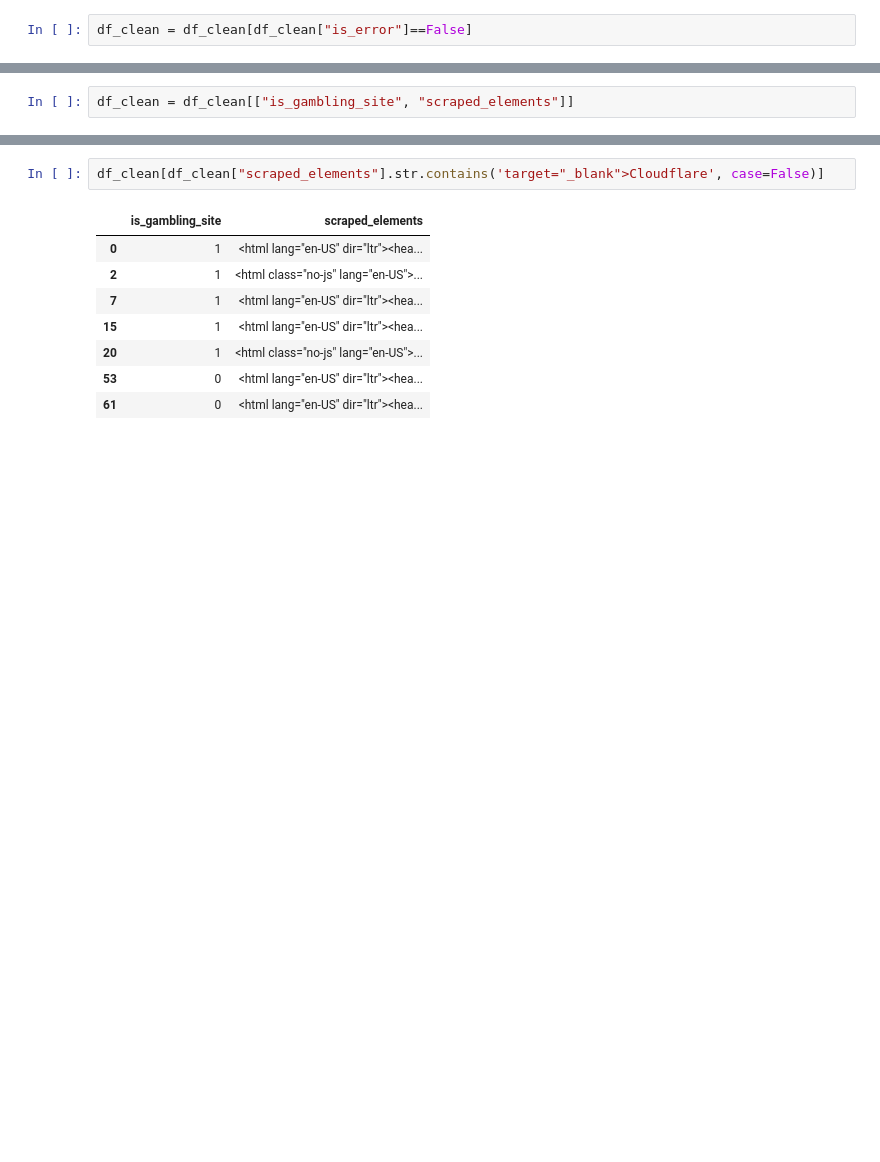
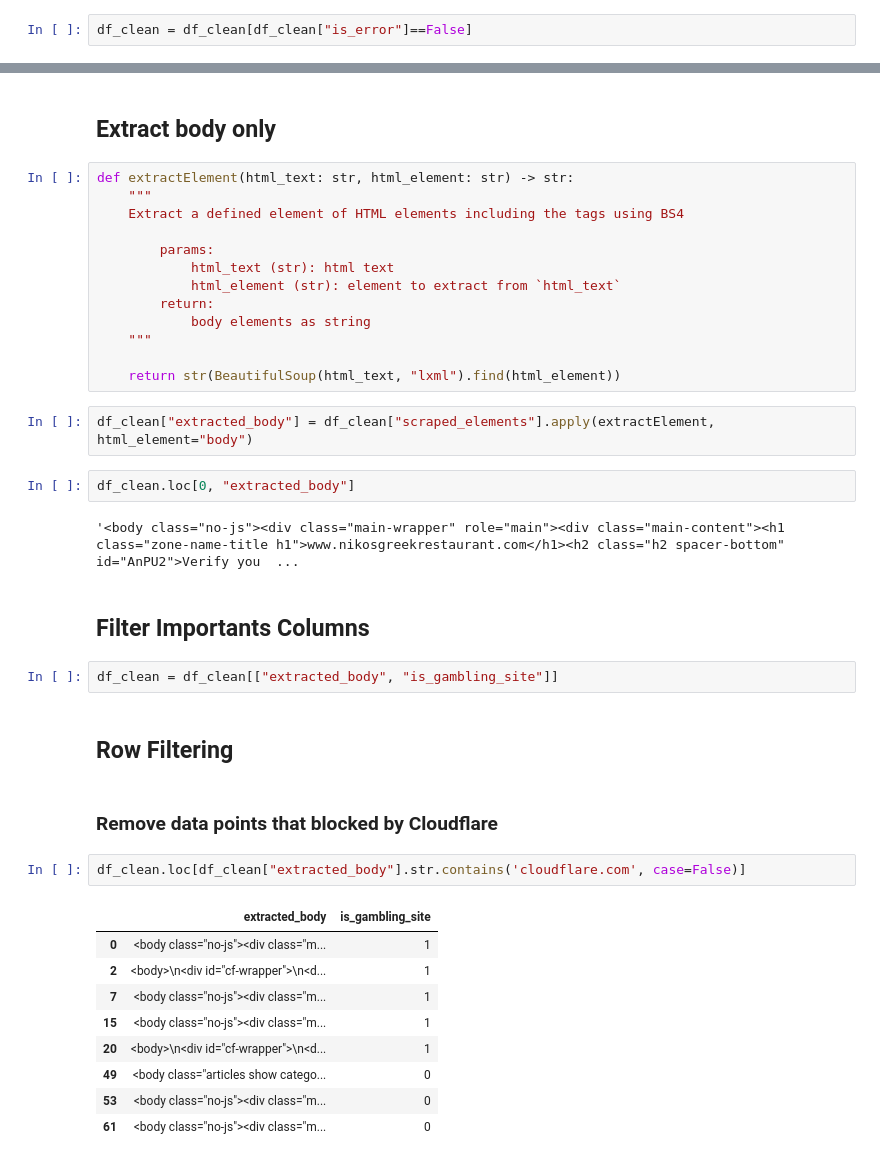
Before and after one commit to Gustana/GambleSniffer, a Jupyter notebook: data_cleaning.ipynb, the cells around one changed output, grey strips where cells are left out. Drawn from its saved outputs; the diff is of its cells as text; blank space fills up the shorter version.

Commit message:
add text cleaning process

```diff
--- a/data_cleaning.ipynb
+++ b/data_cleaning.ipynb
@@ -35,5 +33,3 @@ To build a classifier model, I only need target variable and web's contents. Thu
-# %%
-df_clean = df_clean[["is_gambling_site", "scraped_elements"]]
 # %%
 df_clean.head()
 # %% [output]
@@ -46,11 +42,41 @@ df_clean.head()
+# %% [markdown]
+## Extract body only
+# %%
+def extractElement(html_text: str, html_element: str) -> str:
+    """
+    Extract a defined element of HTML elements including the tags using BS4
+
+        params:
+            html_text (str): html text
+            html_element (str): element to extract from `html_text`
+        return:
+            body elements as string
+    """
+
+    return str(BeautifulSoup(html_text, "lxml").find(html_element))
+# %%
+df_clean["extracted_body"] = df_clean["scraped_elements"].apply(extractElement, html_element="body")
+# %%
+df_clean.loc[0, "extracted_body"]
+# %% [output]
+'<body class="no-js"><div class="main-wrapper" role="main"><div class="main-content"><h1 class="zone-name-title h1">www.nikosgreekrestaurant.com</h1><h2 class="h2 spacer-bottom" id="AnPU2">Verify you  ...
+# %% [markdown]
+## Filter Importants Columns
+# %%
+df_clean = df_clean[["extracted_body", "is_gambling_site"]]
+# %% [markdown]
+## Row Filtering
+# %% [markdown]
+### Remove data points that blocked by Cloudflare
 # %%
-df_clean[df_clean["scraped_elements"].str.contains('target="_blank">Cloudflare', case=False)]
+df_clean.loc[df_clean["extracted_body"].str.contains('cloudflare.com', case=False)]
 # %% [output]
-|  | is_gambling_site | scraped_elements |
-| 0 | 1 | <html lang="en-US" dir="ltr"><hea... |
-| 2 | 1 | <html class="no-js" lang="en-US">... |
-| 7 | 1 | <html lang="en-US" dir="ltr"><hea... |
-| 15 | 1 | <html lang="en-US" dir="ltr"><hea... |
-| 20 | 1 | <html class="no-js" lang="en-US">... |
-| 53 | 0 | <html lang="en-US" dir="ltr"><hea... |
-| 61 | 0 | <html lang="en-US" dir="ltr"><hea... |
+|  | extracted_body | is_gambling_site |
+| 0 | <body class="no-js"><div class="m... | 1 |
+| 2 | <body>\n<div id="cf-wrapper">\n<d... | 1 |
+| 7 | <body class="no-js"><div class="m... | 1 |
+| 15 | <body class="no-js"><div class="m... | 1 |
+| 20 | <body>\n<div id="cf-wrapper">\n<d... | 1 |
+| 49 | <body class="articles show catego... | 0 |
+| 53 | <body class="no-js"><div class="m... | 0 |
+| 61 | <body class="no-js"><div class="m... | 0 |
```
Also changed, not shown: parts of 16 cells of this notebook.
